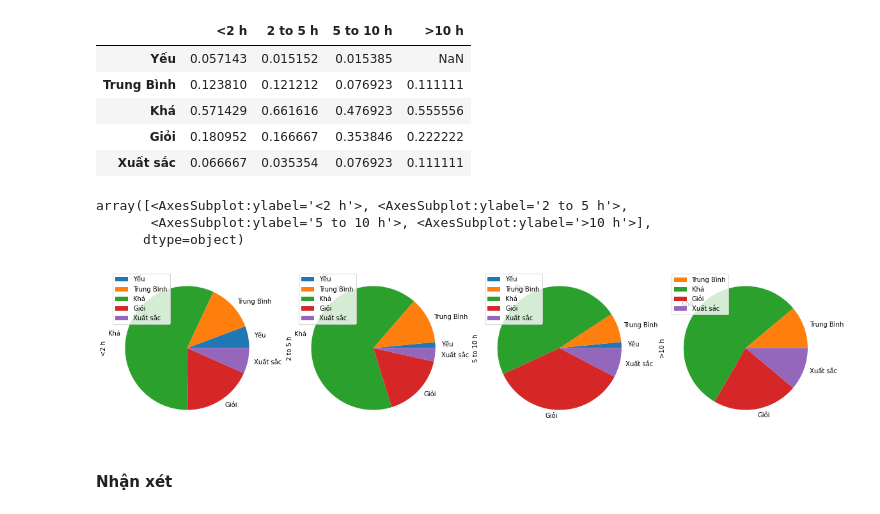
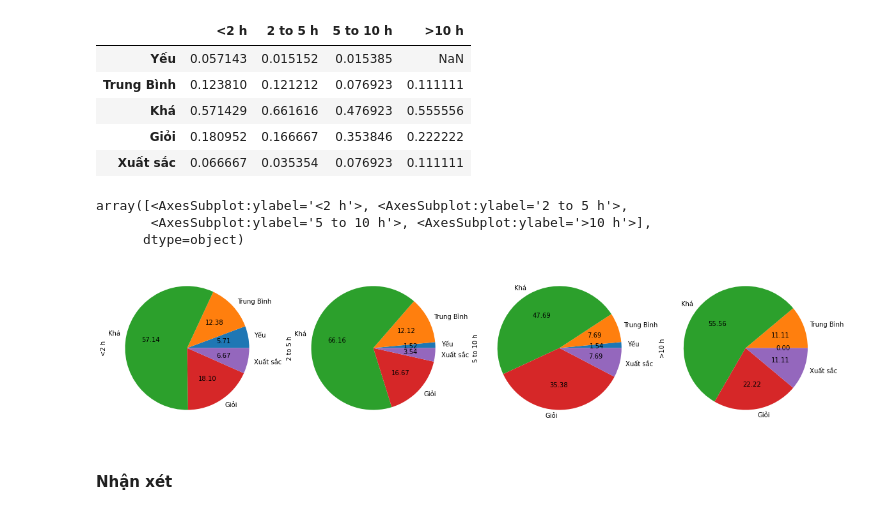
Before and after one commit to hotranvietcuong2001/P4DS_CQ19_FinalProject, a Jupyter notebook: student_performance.ipynb, the cells around one changed output. Saved outputs shown, nothing was run; the diff lists cells and outputs as text; code cells hidden in the pictures.

```diff
--- a/student_performance.ipynb
+++ b/student_performance.ipynb
@@ -447,12 +447,12 @@ result
 | Giỏi | 0.180952 | 0.166667 | 0.353846 | 0.222222 |
 | Xuất sắc | 0.066667 | 0.035354 | 0.076923 | 0.111111 |
 # %%
-result.plot.pie(subplots=True, figsize=(20,20))
+result.plot.pie(subplots=True, figsize=(20,20),autopct='%.2f', legend=False)
 # %% [output]
 array([<AxesSubplot:ylabel='<2 h'>, <AxesSubplot:ylabel='2 to 5 h'>,
        <AxesSubplot:ylabel='5 to 10 h'>, <AxesSubplot:ylabel='>10 h'>],
       dtype=object)
-[figure, old version]
+[figure, new version]
 # %% [markdown]
 #### Nhận xét
 # %% [markdown]
```
